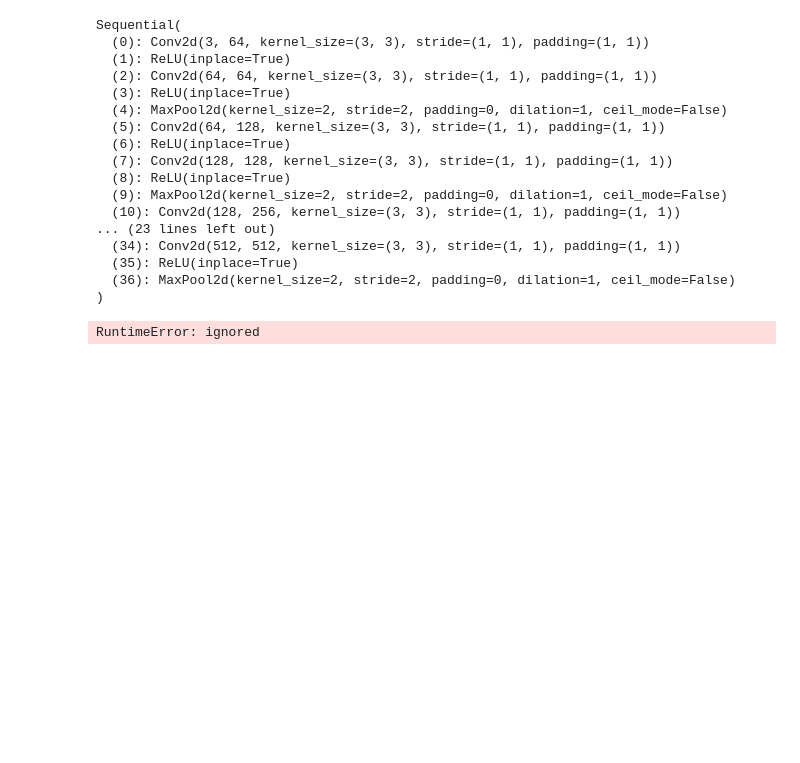
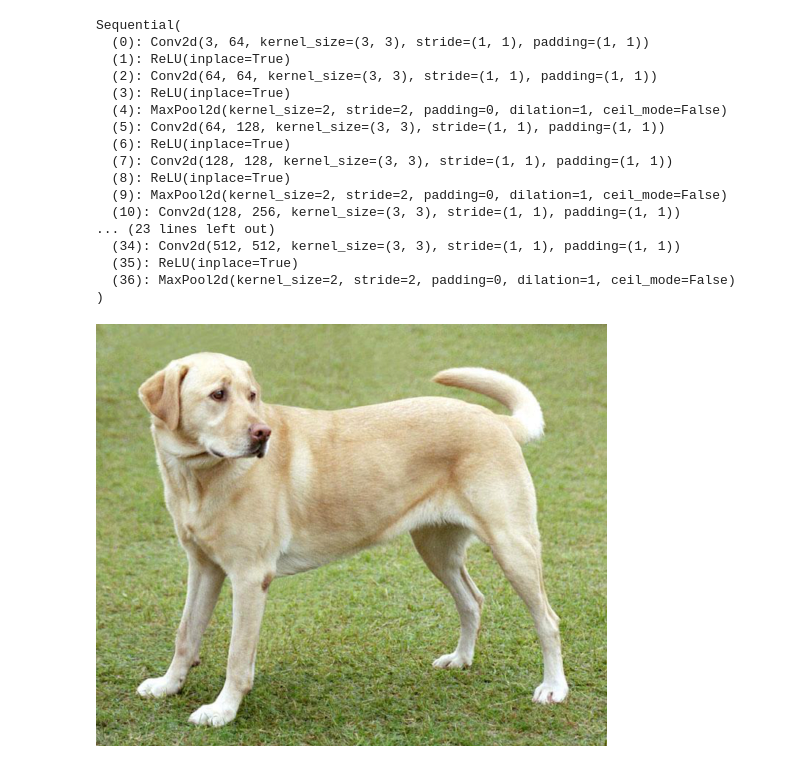
Before and after one commit to ShivamShrirao/style_transfer_TF_and_PyTorch, a Jupyter notebook: Neural_Style_Transfer/Style_Transfer_PyTorch.ipynb, the cells around one changed output. Cells and saved outputs as stored; diff of their text form; code cells hidden in the pictures; blank space fills up the shorter version.

```diff
--- a/Neural_Style_Transfer/Style_Transfer_PyTorch.ipynb
+++ b/Neural_Style_Transfer/Style_Transfer_PyTorch.ipynb
@@ -151,5 +152,8 @@ for t in content_targets.values():
 # %%
 image = content_img.clone()
+tensor_to_img(image)
+# %% [output]
+[figure, added]
 # %%
 optimizer = optim.Adam([image.requires_grad_()], lr=0.002, betas=(0.99,  0.999), eps=1e-1)
 # %%
@@ -174,15 +178,6 @@ def train_step(img):
     loss.backward()
     optimizer.step()
     img.data.clamp_(0, 1)
-# %%
-optimizer.zero_grad()
-outputs = extractor(image)
-loss = style_content_loss(outputs)
-loss.backward()
-optimizer.step()
-image.data.clamp_(0, 1)
-# %% [output]
-RuntimeError: ignored
 # %%
 train_step(image)
 train_step(image)
```
Also changed, not shown: parts of 4 cells of this notebook.
